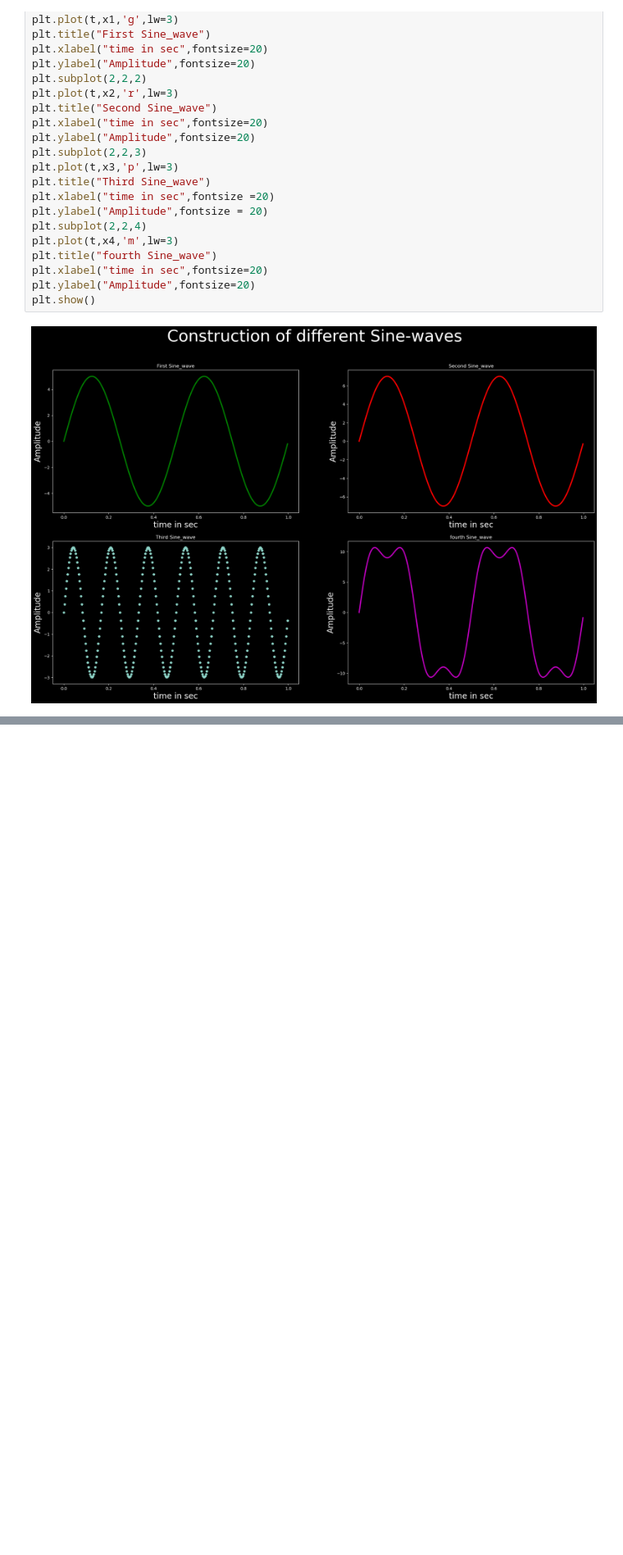
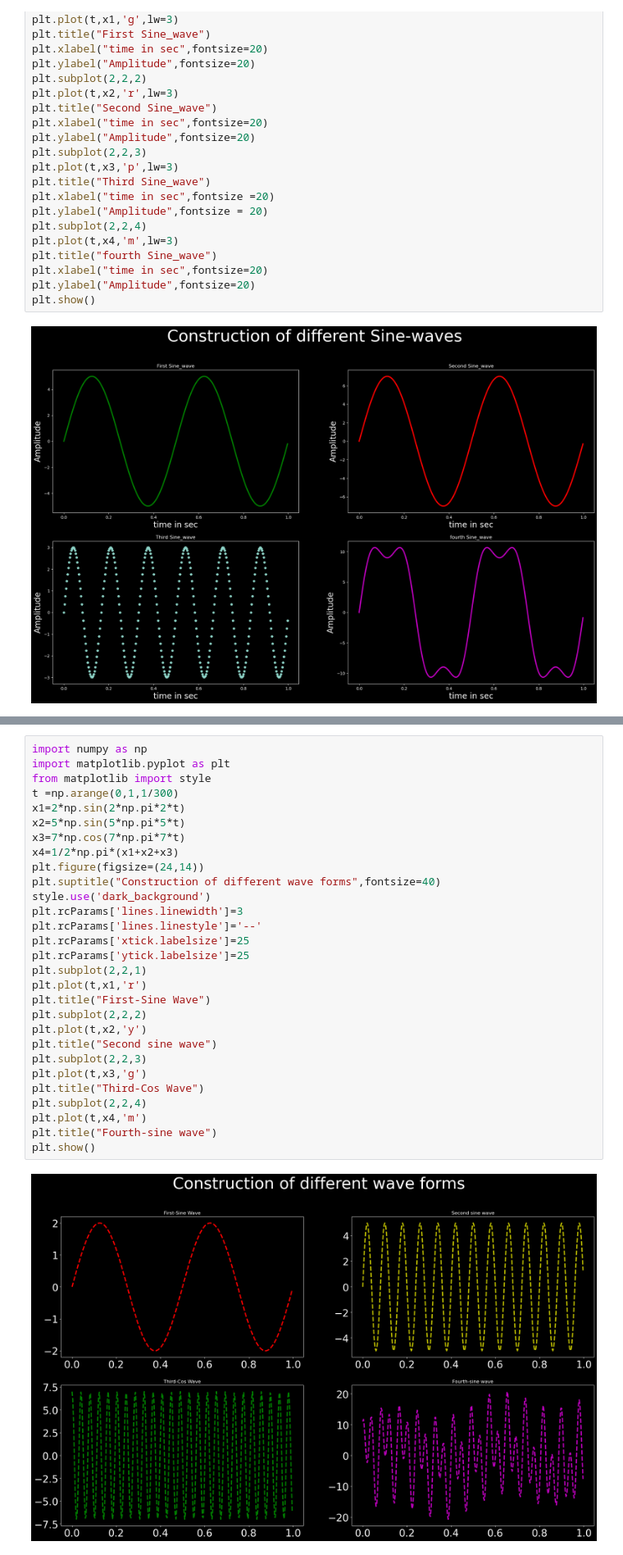
Before and after one commit to RahulChowdary221/Hello-DSP, a Jupyter notebook: sine_wave_plot.ipynb, the cells around one changed output, grey strips where cells are left out. Shown at 82% size. Cells and saved outputs as stored; diff of their text form; blank space fills up the shorter version.

```diff
--- a/sine_wave_plot.ipynb
+++ b/sine_wave_plot.ipynb
@@ -67,0 +88,31 @@ plt.show()
+# %%
+import numpy as np
+import matplotlib.pyplot as plt
+from matplotlib import style
+t =np.arange(0,1,1/300)
+x1=2*np.sin(2*np.pi*2*t)
+x2=5*np.sin(5*np.pi*5*t)
+x3=7*np.cos(7*np.pi*7*t)
+x4=1/2*np.pi*(x1+x2+x3)
+plt.figure(figsize=(24,14))
+plt.suptitle("Construction of different wave forms",fontsize=40)
+style.use('dark_background')
+plt.rcParams['lines.linewidth']=3
+plt.rcParams['lines.linestyle']='--'
+plt.rcParams['xtick.labelsize']=25
+plt.rcParams['ytick.labelsize']=25
+plt.subplot(2,2,1)
+plt.plot(t,x1,'r')
+plt.title("First-Sine Wave")
+plt.subplot(2,2,2)
+plt.plot(t,x2,'y')
+plt.title("Second sine wave")
+plt.subplot(2,2,3)
+plt.plot(t,x3,'g')
+plt.title("Third-Cos Wave")
+plt.subplot(2,2,4)
+plt.plot(t,x4,'m')
+plt.title("Fourth-sine wave")
+plt.show()
+# %% [output]
+[figure, added]
```
Also changed, not shown: parts of 1 cell of this notebook.
